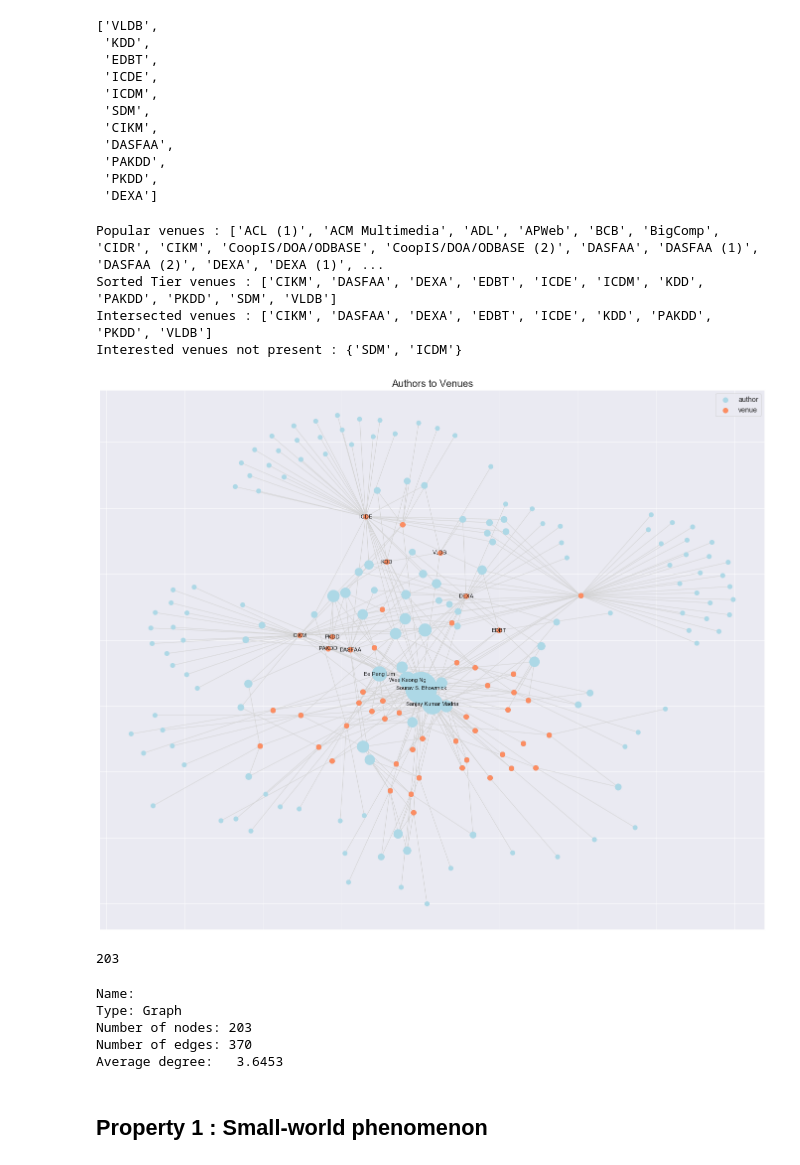
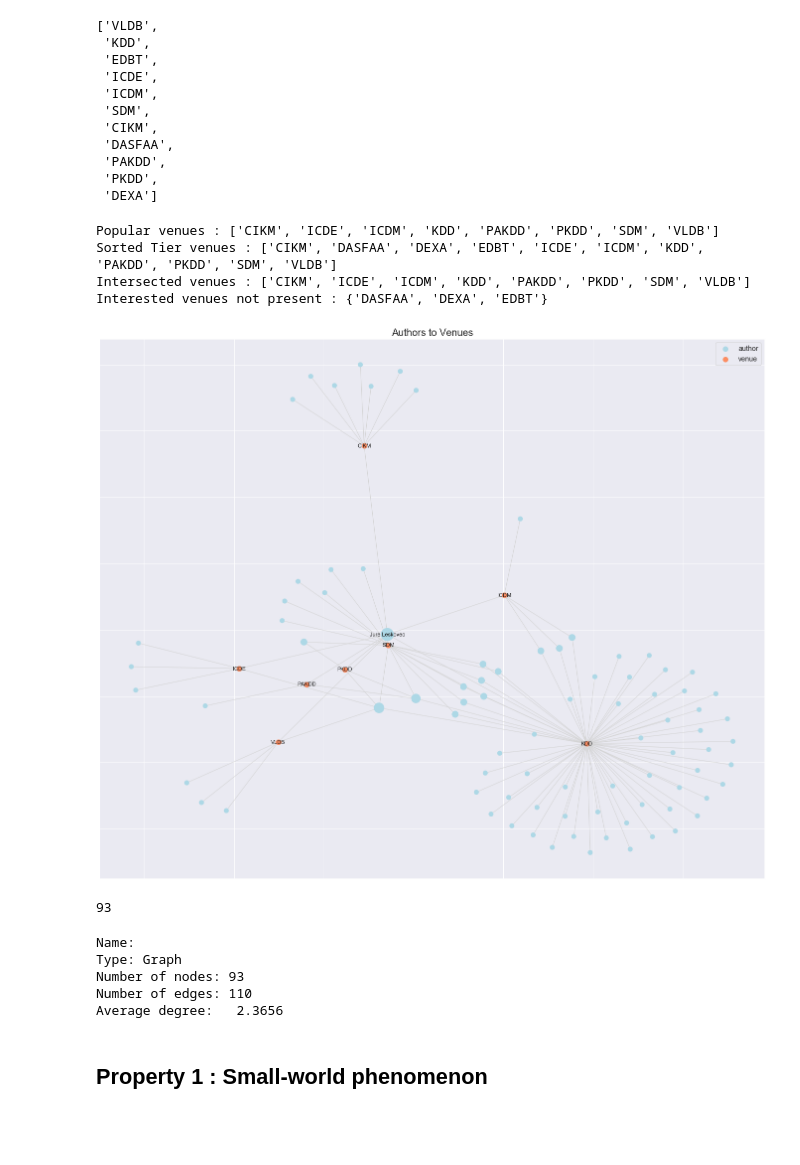
Before and after one commit to samaujs/Network-Science, a Jupyter notebook: dblp/xml_preprocessing_conferences.ipynb, the cells around one changed output. Drawn from its saved outputs; the diff is of its cells as text; code cells hidden in the pictures; blank space fills up the shorter version.

Commit message:
Run for author, Leskovec-Jure with graphs.

```diff
--- a/dblp/xml_preprocessing_conferences.ipynb
+++ b/dblp/xml_preprocessing_conferences.ipynb
@@ -16,7 +16,7 @@ import matplotlib.pyplot as plt
 PROJECT_ROOT_DIR = "."
 
 # Getting output filename generated by xml_sax_parser
-author_edgelist_file = "./datasets/BhowmickSouravS.csv" # BhowmickSouravS.csv Leskovec-Jure.csv
+author_edgelist_file = "./datasets/Leskovec-Jure.csv" # BhowmickSouravS.csv Leskovec-Jure.csv
 
 def save_fig(filename, tight_layout=True):
     data_path = os.path.join(PROJECT_ROOT_DIR, "images")
@@ -690,7 +640,7 @@ venues_difference = set(tier_venues).symmetric_difference(displayed_venues)
 print("Interested venues not present :", venues_difference)
 
 # Create a list of popular authors
-popular_authors = [author for author in authors if g.degree(author) > 10] # For filtered venues, use 2
+popular_authors = [author for author in authors if g.degree(author) > 7] # For filtered venues, use 2
 # Create nodes for popular authors mainly for legend labelling
 nx.draw_networkx_nodes(g, layout, nodelist=popular_authors, node_color='lightblue', node_size=100, label='author') # lightblue
 
@@ -698,49 +648,49 @@ nx.draw_networkx_nodes(g, layout, nodelist=popular_authors, node_color='lightblu
 nx.draw_networkx_nodes(g, layout, nodelist=popular_venues, node_color='#fc8d62', node_size=100, label='venue') # orange
 
 # Links/Edges are thin and displayed in lightgrey
 nx.draw_networkx_edges(g, layout, width=1, edge_color="lightgrey") #cccccc
 
 # Label the Venues
 venue_labels = dict(zip(venues, venues))
 displayed_venues_labels = dict(zip(displayed_venues, displayed_venues))
 
 # Label the authors
 authors_labels = dict(zip(authors, authors))
 popular_authors_labels = dict(zip(popular_authors, popular_authors))
 
 nx.draw_networkx_labels(g, layout, labels=popular_authors_labels, font_size=11) # author_labels
 nx.draw_networkx_labels(g, layout, labels=displayed_venues_labels, font_size=11) # venue_labels
 # font_family="sans-serif"
 
 # 4. Turn off the axis
 #plt.axis('off')
 #nx.draw_networkx(g, layout)
 
 plt.legend(loc='best')
 
 plt.title("Authors to Venues", fontsize=20)
 #save_fig("BhowmickSouravS_conf_graph")
 
 # To remove node label coordinates and have matplotlib to show display
 plt.show()
 # %% [output]
-Popular venues : ['ACL (1)', 'ACM Multimedia', 'ADL', 'APWeb', 'BCB', 'BigComp', 'CIDR', 'CIKM', 'CoopIS/DOA/ODBASE', 'CoopIS/DOA/ODBASE (2)', 'DASFAA', 'DASFAA (1)', 'DASFAA (2)', 'DEXA', 'DEXA (1)', ...
+Popular venues : ['CIKM', 'ICDE', 'ICDM', 'KDD', 'PAKDD', 'PKDD', 'SDM', 'VLDB']
 Sorted Tier venues : ['CIKM', 'DASFAA', 'DEXA', 'EDBT', 'ICDE', 'ICDM', 'KDD', 'PAKDD', 'PKDD', 'SDM', 'VLDB']
-Intersected venues : ['CIKM', 'DASFAA', 'DEXA', 'EDBT', 'ICDE', 'KDD', 'PAKDD', 'PKDD', 'VLDB']
-Interested venues not present : {'SDM', 'ICDM'}
+Intersected venues : ['CIKM', 'ICDE', 'ICDM', 'KDD', 'PAKDD', 'PKDD', 'SDM', 'VLDB']
+Interested venues not present : {'DASFAA', 'DEXA', 'EDBT'}
-[figure, old version]
+[figure, new version]
 # %%
 len(g.nodes) # Total no. of authors (175) and conferences (56)
 # %% [output]
-203
+93
 # %%
 print(nx.info(g))
 # %% [output]
 Name:
 Type: Graph
-Number of nodes: 203
-Number of edges: 370
-Average degree:   3.6453
+Number of nodes: 93
+Number of edges: 110
+Average degree:   2.3656
 # %% [markdown]
 ## Property 1 : Small-world phenomenon
 # %%
```
Also changed, not shown: parts of 28 cells of this notebook, 1 other file.
